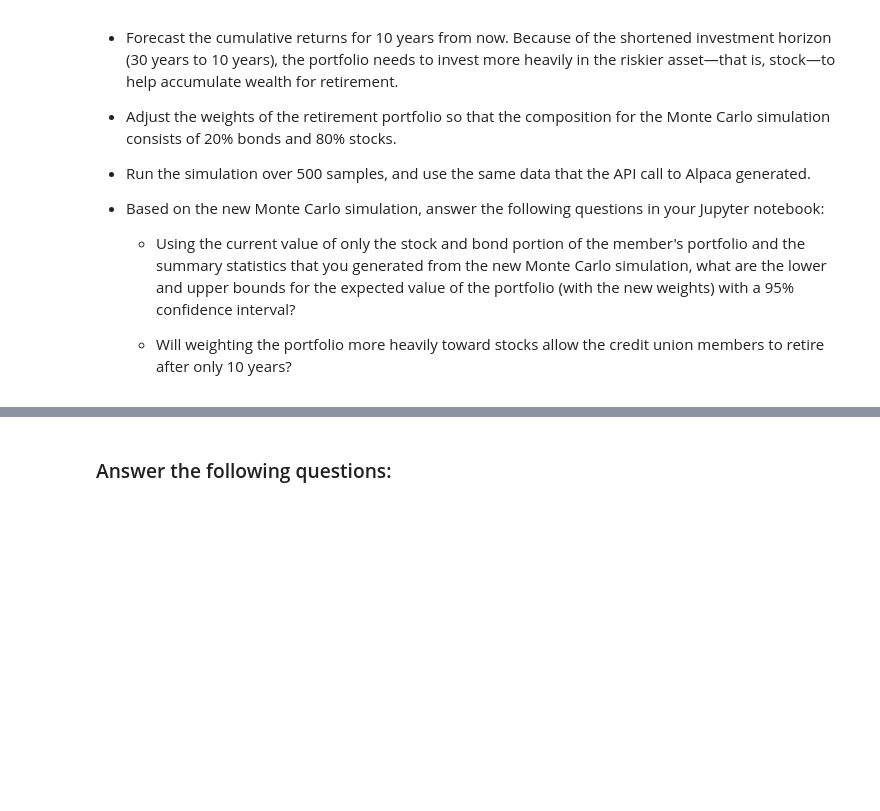
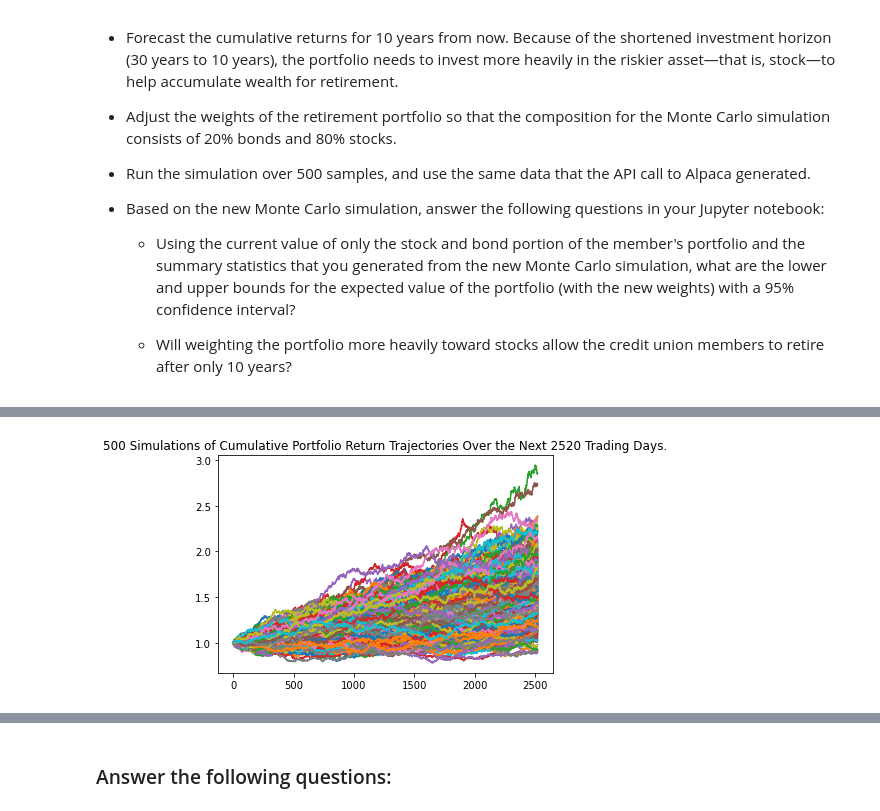
Before and after one commit to billybishop21/monte_carlo_simulation, a Jupyter notebook: financial_planning_tools.ipynb, the cells around one changed output, grey strips where cells are left out. Saved outputs shown, nothing was run; the diff lists cells and outputs as text; code cells hidden in the pictures; blank space fills up the shorter version.

Commit message:
commit confidence intervals for 10 and 30 year sim

```diff
--- a/financial_planning_tools.ipynb
+++ b/financial_planning_tools.ipynb
@@ -574,7 +592,14 @@ For this new Monte Carlo simulation, do the following:
 # Configure a Monte Carlo simulation to forecast 10 years cumulative returns
 # The weights should be split 20% to AGG and 80% to SPY.
 # Run 500 samples.
-# YOUR CODE HERE
+ten_year_simulation = MCSimulation(
+    portfolio_data=stock_and_bond_portfolio,
+    weights=[0.80, 0.20],
+    num_simulation=num_sims,
+    num_trading_days=252*10
+)
+
 
 # Review the simulation input data
-# YOUR CODE HERE
+# Run the Monte Carlo simulation to forecast 10 years cumulative returns
+ten_year_simulation.calc_cumulative_return()
@@ -584,7 +637,9 @@ For this new Monte Carlo simulation, do the following:
 # %%
 # Visualize the 10-year Monte Carlo simulation by creating an
 # overlay line plot
-# YOUR CODE HERE
+line_plot_2 = ten_year_simulation.plot_simulation()
+# %% [output]
+[figure, added]
 # %%
 # Visualize the probability distribution of the 10-year Monte Carlo simulation
 # by plotting a histogram
```
Also changed, not shown: parts of 13 cells of this notebook.
